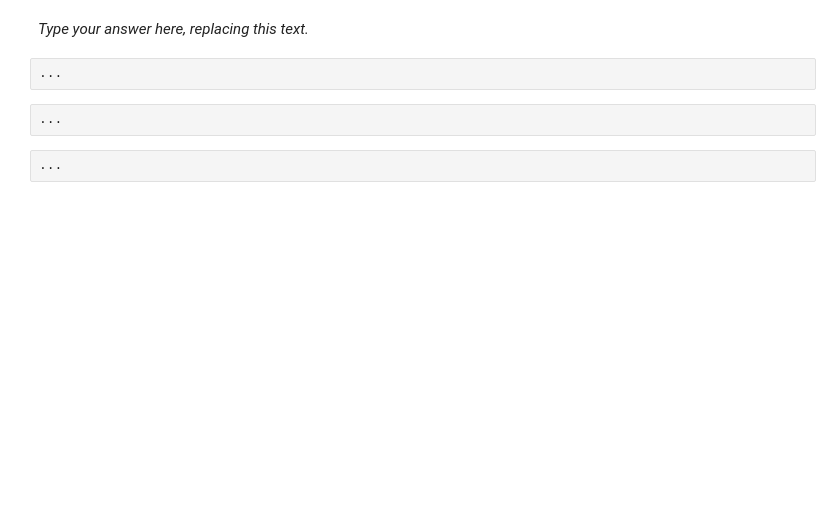
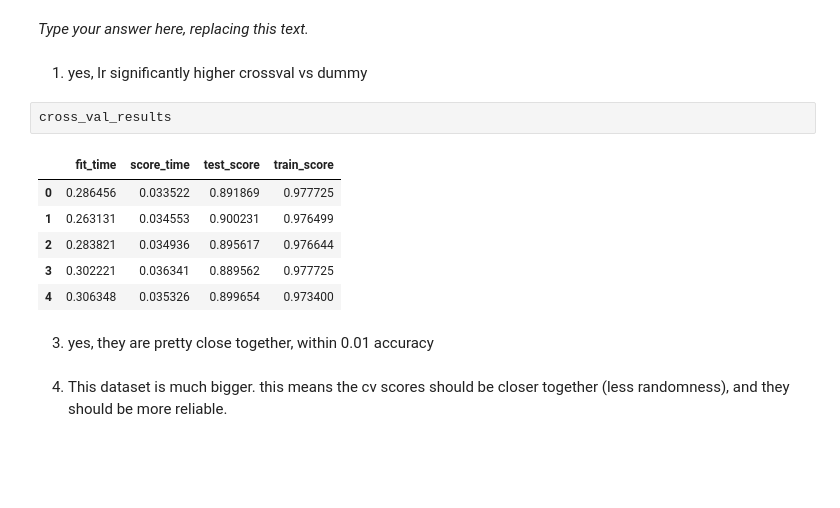
Before and after one commit to ricd99/cpsc330-2022W1, a Jupyter notebook: hw/hw4/hw4.ipynb, the cells around one changed output. Saved outputs shown, nothing was run; the diff lists cells and outputs as text; blank space fills up the shorter version.

```diff
--- a/hw/hw4/hw4.ipynb
+++ b/hw/hw4/hw4.ipynb
@@ -327,12 +392,21 @@ Solution_2.3
 </div>
 # %% [markdown]
 _Type your answer here, replacing this text._
-# %%
-...
-# %%
-...
-# %%
-...
+# %% [markdown]
+1. yes, lr significantly higher crossval vs dummy
+# %%
+cross_val_results
+# %% [output]
+|  | fit_time | score_time | test_score | train_score |
+| 0 | 0.286456 | 0.033522 | 0.891869 | 0.977725 |
+| 1 | 0.263131 | 0.034553 | 0.900231 | 0.976499 |
+| 2 | 0.283821 | 0.034936 | 0.895617 | 0.976644 |
+| 3 | 0.302221 | 0.036341 | 0.889562 | 0.977725 |
+| 4 | 0.306348 | 0.035326 | 0.899654 | 0.973400 |
+# %% [markdown]
+3. yes, they are pretty close together, within 0.01 accuracy
+# %% [markdown]
+4. This dataset is much bigger. this means the cv scores should be closer together (less randomness), and they should be more reliable.
 # %% [markdown]
 <!-- END QUESTION -->
 
```
Also changed, not shown: parts of 38 cells of this notebook.
